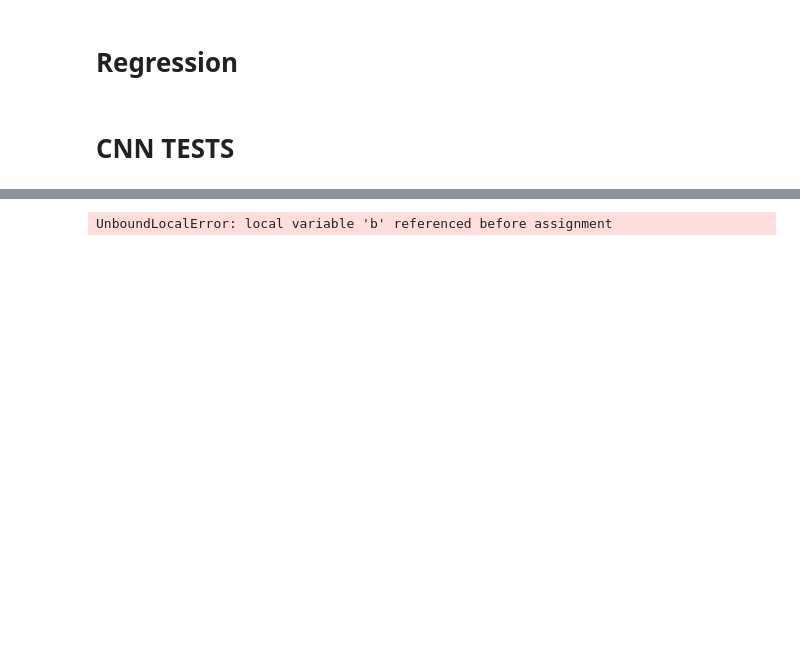
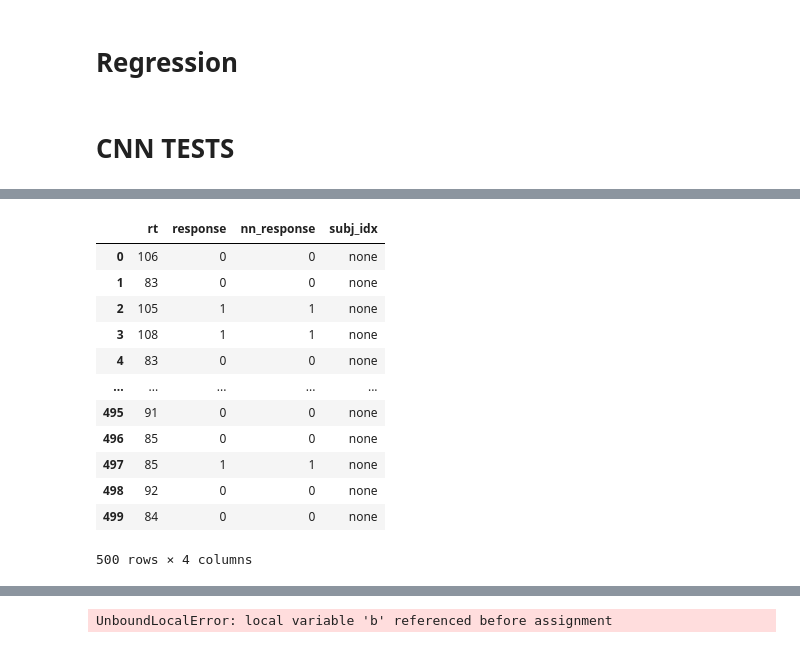
Before and after one commit to AlexanderFengler/hddmnn_tutorial, a Jupyter notebook: Tests.ipynb, the cells around one changed output, grey strips where cells are left out. Saved outputs shown, nothing was run; the diff lists cells and outputs as text; code cells hidden in the pictures; blank space fills up the shorter version.

```diff
--- a/Tests.ipynb
+++ b/Tests.ipynb
@@ -310,2 +327,16 @@ params
 # %%
-hddm_binned_data = hddm_preprocess(simulations)
+hddm_binned_data
+# %% [output]
+|  | rt | response | nn_response | subj_idx |
+| 0 | 106 | 0 | 0 | none |
+| 1 | 83 | 0 | 0 | none |
+| 2 | 105 | 1 | 1 | none |
+| 3 | 108 | 1 | 1 | none |
+| 4 | 83 | 0 | 0 | none |
+| ... | ... | ... | ... | ... |
+| 495 | 91 | 0 | 0 | none |
+| 496 | 85 | 0 | 0 | none |
+| 497 | 85 | 1 | 1 | none |
+| 498 | 92 | 0 | 0 | none |
+| 499 | 84 | 0 | 0 | none |
+500 rows × 4 columns
```
Also changed, not shown: parts of 14 cells of this notebook, 8 other files.
